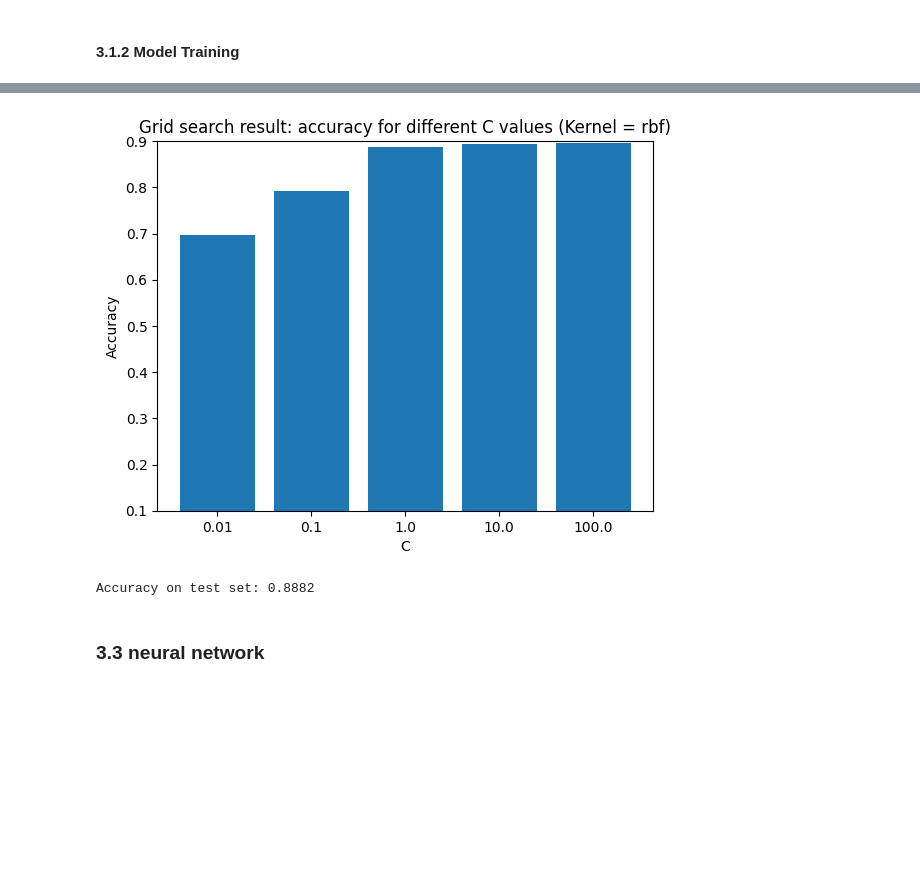
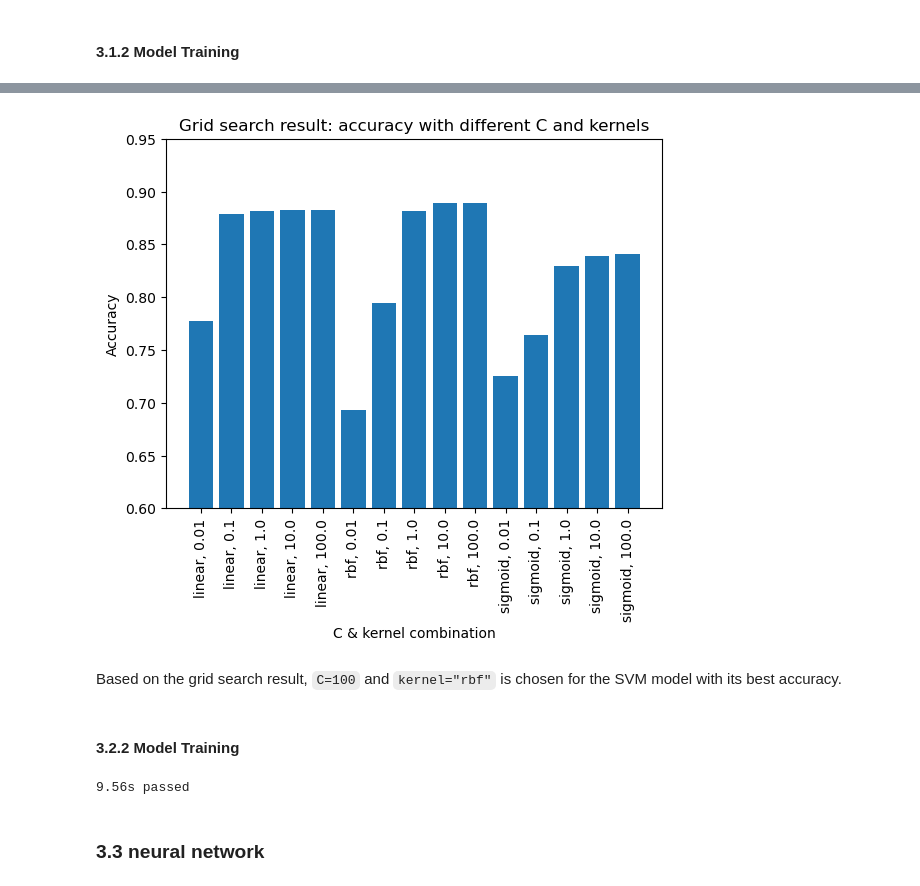
Before and after one commit to pzvol/CSNF301003GA, a Jupyter notebook: group_project/group_project.ipynb, the cells around one changed output, grey strips where cells are left out. Cells and saved outputs as stored; diff of their text form; code cells hidden in the pictures; blank space fills up the shorter version.

Commit message:
Reconstructedthe SVM code; Fixed SVM chart output

```diff
--- a/group_project/group_project.ipynb
+++ b/group_project/group_project.ipynb
@@ -305,20 +307,18 @@ TODO
 # %%
-#For the linear kernel (kernel_type='linear') svm
 from sklearn.svm import SVC  # Support Vector Classifier
-from sklearn.metrics import accuracy_score
-from sklearn.metrics import confusion_matrix
-from sklearn.metrics import classification_report
-#grid_search for SVM_linear
-SVM  = SVC()
-SVM_param_grid = {
+
+# Grid_search for SVM
+svm = SVC()
+svm_param_grid = {
     'C': np.logspace(-2, 2, 5),
     'kernel':['linear','rbf','sigmoid']
 }
 
-SVM_grid_search = GridSearchCV(SVM, SVM_param_grid, cv=5, scoring='accuracy', verbose=4)
-SVM_grid_search.fit(train_X, train_y)
+svm_grid_search = GridSearchCV(svm, svm_param_grid, cv=5, scoring='accuracy', verbose=4)
+svm_grid_search.fit(train_X, train_y)
+
 # Print the best parameter and score
-print("Best Parameter:    ", SVM_grid_search.best_params_)
-print("Score of the best: ", SVM_grid_search.best_score_)
+print("Best Parameter:    ", svm_grid_search.best_params_)
+print("Score of the best: ", svm_grid_search.best_score_)
 # %% [output]
 Fitting 5 folds for each of 15 candidates, totalling 75 fits
@@ -341,29 +341,44 @@ Score of the best:  0.8960845008077214
 # %%
-#  only kenrnel rbf
+svm_grid_results = []
+for i, params in enumerate(svm_grid_search.cv_results_['params']):
+    svm_grid_results.append({
+        "param": f"{params['kernel']}, {params['C']}",
+        "score": svm_grid_search.cv_results_['mean_test_score'][i]
+    })
+
+# Sort the results by params
+svm_grid_results = sorted(svm_grid_results, key=lambda a:a["param"])
+
+
+# Plot the accuracy values for each parameter value
 svm_grid_param_values = []
-svm_grid_precision_values = []
-for i, params in enumerate(SVM_grid_search.cv_results_['params']):
-    if (params['kernel'] != 'rbf'):
-        continue
-    svm_grid_param_values.append(params['C'])
-    svm_grid_precision_values.append(SVM_grid_search.cv_results_['mean_test_score'][i])
+svm_grid_accuracy_values = []
+for r in svm_grid_results:
+    svm_grid_param_values.append(r["param"])
+    svm_grid_accuracy_values.append(r["score"])
 
-# Plot the precision values for each parameter value
-plt.bar(range(len(svm_grid_param_values)), svm_grid_precision_values, tick_label=svm_grid_param_values)
-plt.xlabel('C')
+plt.bar(range(len(svm_grid_param_values)), svm_grid_accuracy_values, tick_label=svm_grid_param_values)
+plt.xlabel('C & kernel combination')
+plt.xticks(rotation=90)
 plt.ylabel('Accuracy')
-plt.ylim([0.1, 0.9])
-plt.title('Grid search result: accuracy for different C values (Kernel = rbf)')
+plt.ylim([0.6, 0.95])
+plt.title('Grid search result: accuracy with different C and kernels')
 plt.show()
 # %% [output]
-[figure, old version]
+[figure, new version]
+# %% [markdown]
+Based on the grid search result, `C=100` and `kernel="rbf"` is chosen for the SVM model with its best accuracy.
+# %% [markdown]
+#### 3.2.2 Model Training
 # %%
-## train
-best_svm_model = SVC(kernel = 'rbf', C = 100)
-best_svm_model.fit(train_X, train_y)
-print(f"Accuracy on test set: {best_svm_model.score(test_X, test_y):.4f}")
+timer_start()
+
+svm_model = SVC(kernel = 'rbf', C = 100)
+svm_model.fit(train_X, train_y)
+
+timer_read()
 # %% [output]
-Accuracy on test set: 0.8882
+9.56s passed
 # %% [markdown]
 ### 3.3 neural network
 # %% [markdown]
```
Also changed, not shown: parts of 12 cells of this notebook.
